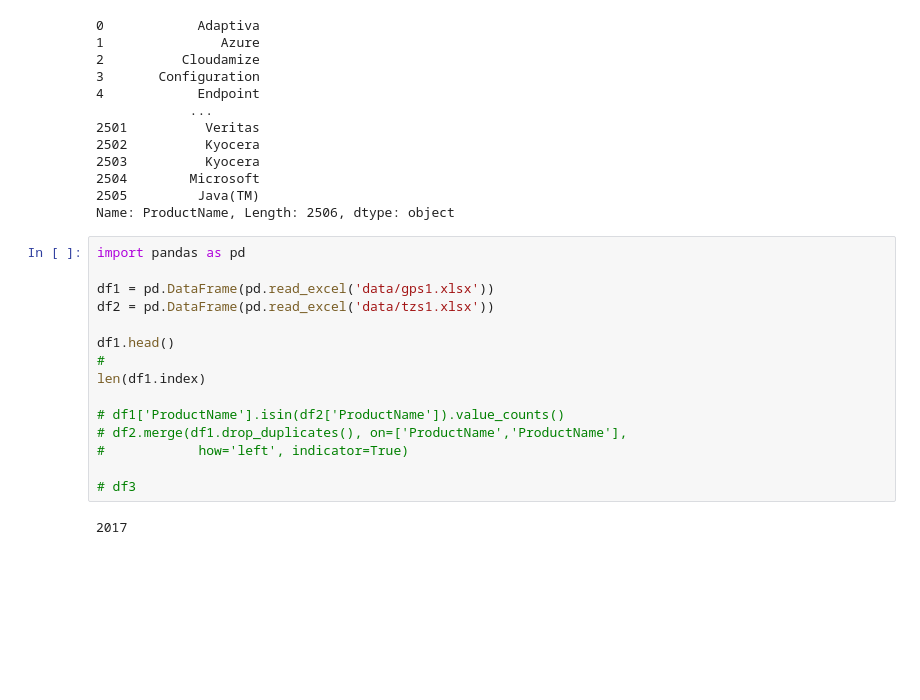
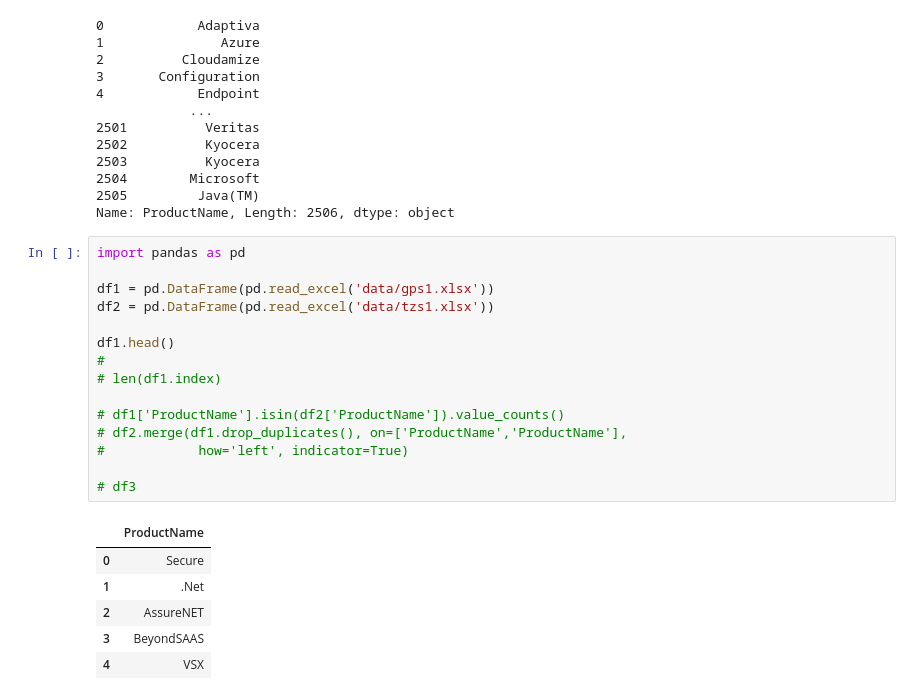
Before and after one commit to frdrckaman/DataProcessing, a Jupyter notebook: CompareDataSet.ipynb, the cells around one changed output. Saved outputs shown, nothing was run; the diff lists cells and outputs as text; blank space fills up the shorter version.

```diff
--- a/CompareDataSet.ipynb
+++ b/CompareDataSet.ipynb
@@ -196,17 +196,22 @@ Name: ProductName, Length: 2506, dtype: object
 # %%
 import pandas as pd
 
 df1 = pd.DataFrame(pd.read_excel('data/gps1.xlsx'))
 df2 = pd.DataFrame(pd.read_excel('data/tzs1.xlsx'))
 
 df1.head()
 #
-len(df1.index)
+# len(df1.index)
 
 # df1['ProductName'].isin(df2['ProductName']).value_counts()
 # df2.merge(df1.drop_duplicates(), on=['ProductName','ProductName'],
 #            how='left', indicator=True)
 
 # df3
 # %% [output]
-2017
+|  | ProductName |
+| 0 | Secure |
+| 1 | .Net |
+| 2 | AssureNET |
+| 3 | BeyondSAAS |
+| 4 | VSX |
```
Also changed, not shown: parts of 16 cells of this notebook, 5 other files.
